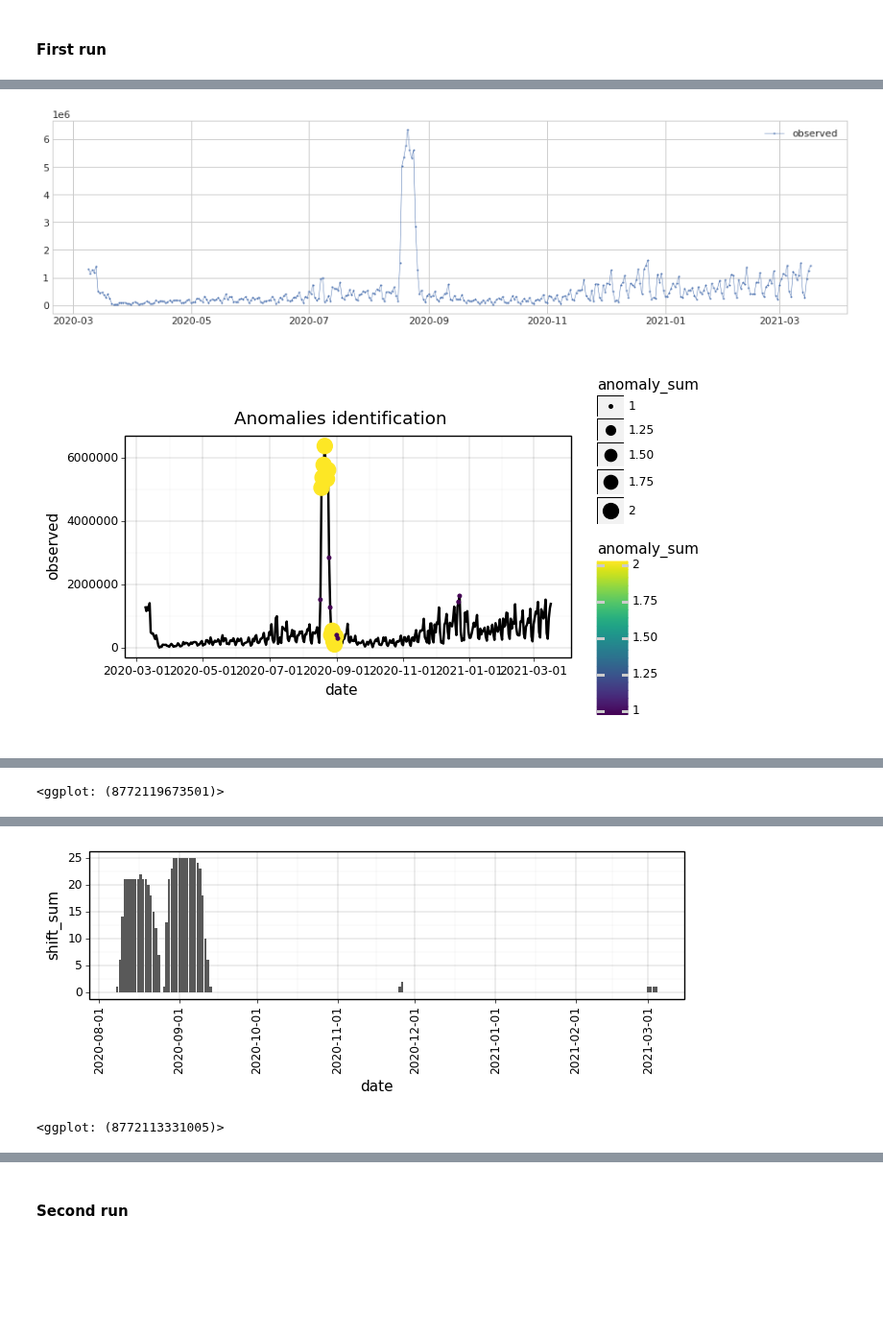
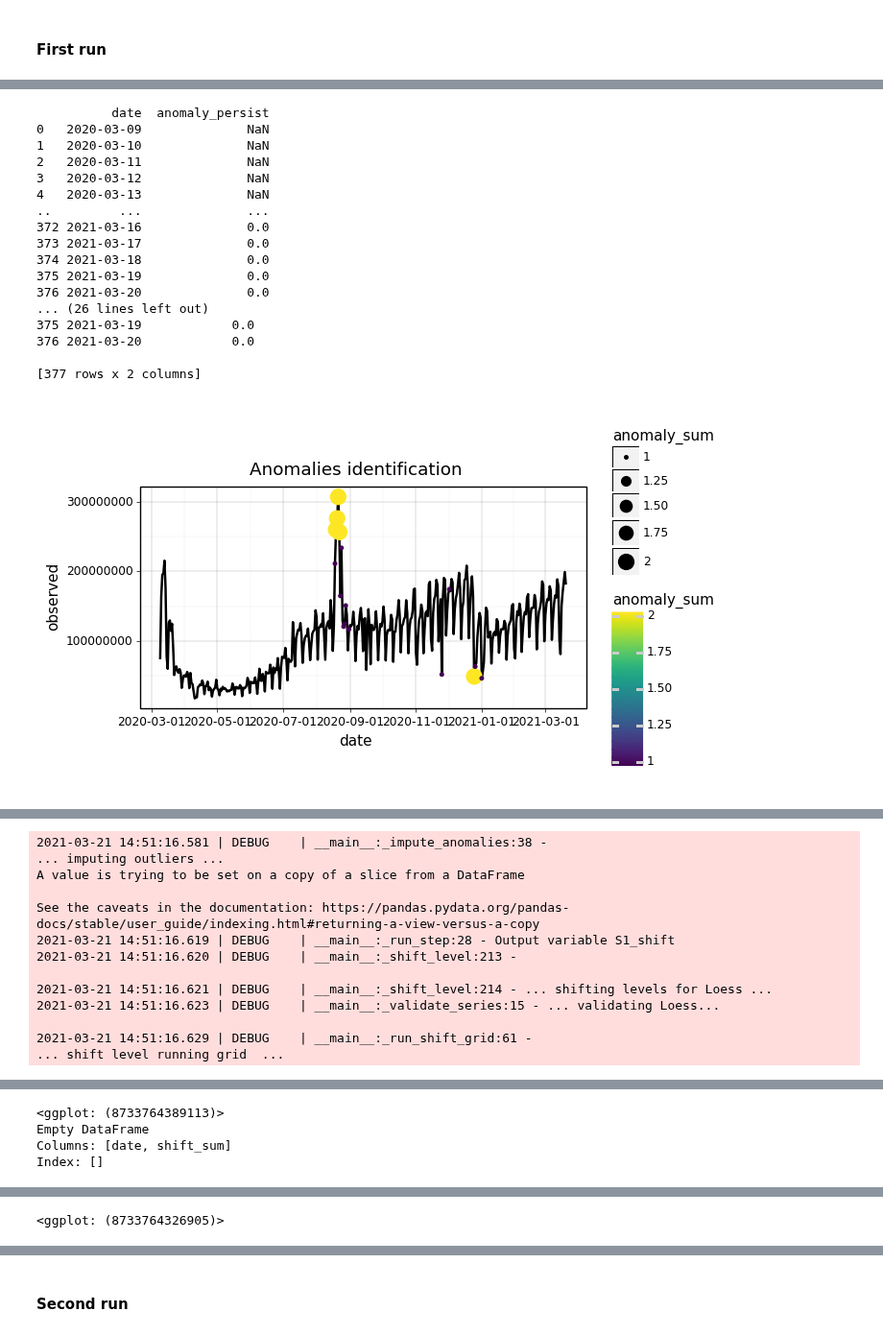
Before and after one commit to EL-BID/IDB-IDB-Invest-Coronavirus-Impact-Dashboard, a Jupyter notebook: notebooks/cleaning_observed_ts_city.ipynb, the cells around one changed output, grey strips where cells are left out. Shown at 96% size. Drawn from its saved outputs; the diff is of its cells as text; code cells hidden in the pictures; blank space fills up the shorter version.

Commit message:
notebook testing all regions cleaning step

```diff
--- a/notebooks/cleaning_observed_ts_city.ipynb
+++ b/notebooks/cleaning_observed_ts_city.ipynb
@@ -552,14 +645,16 @@ def _plot_imputation(df_imputate):
 def _run_step(df_run,
               target_column_name,
               output_column_name,
+              c_param,
               anomaly_vote_minimun = 1,
               print_report = True,
               print_plot = False):
 
-    logger.debug(f'Target variable {target_column_name}')
+    logger.debug('... step start ...')
+    logger.debug(f'Target variable: {target_column_name} \n')
 
     # 1. Detect and clean outliers
-    df_anomaly = _find_anomalies(df_run,
+    df_anomaly, anomalies_date = _find_anomalies(df_run,
                                  anomaly_vote_minimun = anomaly_vote_minimun,
                                  target_column_name = target_column_name,
                                  print_report = print_report)
@@ -574,7 +669,7 @@ def _run_step(df_run,
 
     # 2. Detect and move level shift
     logger.debug(f'Output variable {output_column_name}')
-    df_output[output_column_name] = _shift_level(df_output,
+    df_output[output_column_name], shift_date = _shift_level(df_output,
                                                 column_name='Loess',
                                                 c_param = c_param,
                                                 low_grid = .20,
@@ -583,18 +678,24 @@ def _run_step(df_run,
                                                 grid_days_after = 7,
                                                 print_report = print_report)
 
-    df_final = df_final.merge(df_output[['date', output_column_name]])
+    df_final = df_final.merge(df_output[['date', output_column_name]]) \
+        .assign(outliers = df_final.apply(lambda row: row['date'] in anomalies_date , axis = 1),
+                level_shifts = df_final.apply(lambda row: row['date'] in [shift_date] , axis = 1))
 
-    if print_plot:
-        gg = (df_final
-         >> gather('variable', 'value', -_.date)
+
+    gg = (df_final
+         >> gather('variable', 'value', -_['date', 'outliers', 'level_shifts'])
          >> p9.ggplot(p9.aes(x = 'date', y = 'value', color = 'variable'))
          + p9.geom_line()
          + p9.theme(figure_size = (6, 3))
+         + p9.labs(title = f"Step {output_column_name}")
         )
+    if print_plot:
         print(gg)
 
     df_output.columns
     df_final.columns
 
-    return df_final
+    logger.debug('... step done ...')
+
+    return df_final, gg
@@ -625,2 +830,6 @@ gg
 # %% [markdown]
 #### First run
+# %%
+region_slug = 'mexicocity'
+df_cty = _reading_data(region_slug)
+df_cty.head(3)
@@ -627,8 +856,9 @@ gg
 # %%
 df_run_1 = _run_step(df_run = df_cty.sort_values(by=['region_slug', 'date']),
-                     anomaly_vote_minimun = 1,
-                     target_column_name = 'observed',
-                     output_column_name = 'S1_shift',
-                     print_report = True,
-                     print_plot = True)
+                         anomaly_vote_minimun = 1,
+                         c_param=_c_param(region_slug),
+                         target_column_name = 'observed',
+                         output_column_name = 'S1_shift',
+                         print_report = True,
+                         print_plot = True)
 # %% [output]
@@ -639,2 +876,18 @@ df_run_1 = _run_step(df_run = df_cty.sort_values(by=['region_slug', 'date']),
+          date  anomaly_persist
+0   2020-03-09              NaN
+1   2020-03-10              NaN
+2   2020-03-11              NaN
+3   2020-03-12              NaN
+4   2020-03-13              NaN
+..         ...              ...
+372 2021-03-16              0.0
+373 2021-03-17              0.0
+374 2021-03-18              0.0
+375 2021-03-19              0.0
+376 2021-03-20              0.0
+... (26 lines left out)
+375 2021-03-19            0.0
+376 2021-03-20            0.0
+
+[377 rows x 2 columns]
-[figure, old version]
+[figure, new version]
-[figure, old version]
@@ -646 +894,13 @@ df_run_1 = _run_step(df_run = df_cty.sort_values(by=['region_slug', 'date']),
-<ggplot: (8772119673501)>
+2021-03-21 14:51:16.581 | DEBUG    | __main__:_impute_anomalies:38 -
+... imputing outliers ...
+A value is trying to be set on a copy of a slice from a DataFrame
+
+See the caveats in the documentation: https://pandas.pydata.org/pandas-docs/stable/user_guide/indexing.html#returning-a-view-versus-a-copy
+2021-03-21 14:51:16.619 | DEBUG    | __main__:_run_step:28 - Output variable S1_shift
+2021-03-21 14:51:16.620 | DEBUG    | __main__:_shift_level:213 -
+
+2021-03-21 14:51:16.621 | DEBUG    | __main__:_shift_level:214 - ... shifting levels for Loess ...
+2021-03-21 14:51:16.623 | DEBUG    | __main__:_validate_series:15 - ... validating Loess...
+
+2021-03-21 14:51:16.629 | DEBUG    | __main__:_run_shift_grid:61 -
+... shift level running grid  ...
@@ -649,0 +917,4 @@ df_run_1 = _run_step(df_run = df_cty.sort_values(by=['region_slug', 'date']),
+<ggplot: (8733764389113)>
+Empty DataFrame
+Columns: [date, shift_sum]
+Index: []
@@ -650,0 +922 @@ df_run_1 = _run_step(df_run = df_cty.sort_values(by=['region_slug', 'date']),
+<ggplot: (8733764326905)>
@@ -658,2 +923,0 @@ df_run_1 = _run_step(df_run = df_cty.sort_values(by=['region_slug', 'date']),
-[figure, removed]
-<ggplot: (8772113331005)>
```
Also changed, not shown: parts of 24 cells of this notebook.
